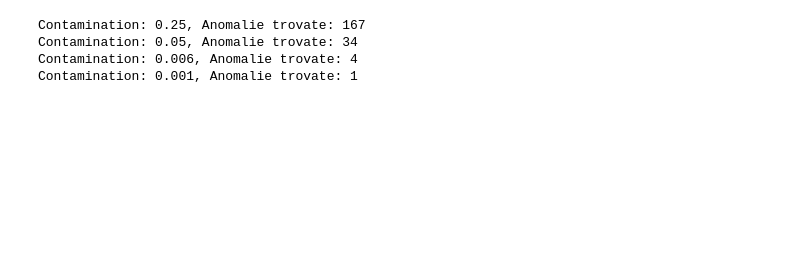
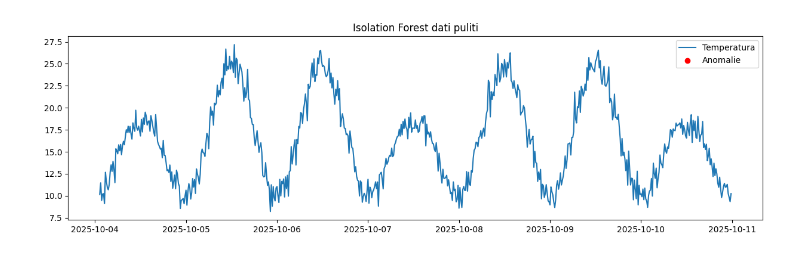
Before and after one commit to pixelpenguin26/anomaly_detection, a Jupyter notebook: isolationforest_model/univariata/isolation_forest_semisuper.ipynb, the cells around one changed output. Saved outputs shown, nothing was run; the diff lists cells and outputs as text; code cells hidden in the pictures; blank space fills up the shorter version.

```diff
--- a/isolationforest_model/univariata/isolation_forest_semisuper.ipynb
+++ b/isolationforest_model/univariata/isolation_forest_semisuper.ipynb
@@ -44,28 +85,41 @@ X_test = df[features]
 # %%
-#ALLENAMENTO
-succes=False
-for contamination in [0.25, 0.05, 0.006, 0.001]:
-    model = IsolationForest(contamination=contamination, random_state=42)
-    model.fit(X_train)
-    df['anomaly_score'] = model.predict(X_train)
-    df['anomaly'] = df['anomaly_score'].apply(lambda x: 1 if x == -1 else 0)
+    #ALLENAMENTO
+ #   succes=False
+#    for contamination in [1e-17]: #0.25,0.05, 0.006, 0.001, 0.0005]:
+#       model = IsolationForest(contamination=contamination, random_state=42)
+#        model.fit(X_train)
+#        df['anomaly_score'] = model.predict(X_train)
+#        df['anomaly'] = df['anomaly_score'].apply(lambda x: 1 if x == -1 else 0)
+#
+#        num_anomalies = df['anomaly'].sum()
+ #       print(f"Contamination: {contamination}, Anomalie trovate: {num_anomalies}")
+  #
+   #     if num_anomalies in [0]:
+    #        succes = True
+     #       break
 
-    num_anomalies = df['anomaly'].sum()
-    print(f"Contamination: {contamination}, Anomalie trovate: {num_anomalies}")
+        #if df[anomaly] ha 0 oppure 1 anomalia:
+            #succes=True
+            #break
 
-    if num_anomalies in [0, 1]:
-        succes = True
-        break
-
-    #if df[anomaly] ha 0 oppure 1 anomalia:
-        #succes=True
-        #break
-
-if not succes:
-        raise Exception ("Impossibile fittare il modello.")
+#    if not succes:
+ #           raise Exception ("Impossibile fittare il modello.")
-# %% [output]
-Contamination: 0.25, Anomalie trovate: 167
-Contamination: 0.05, Anomalie trovate: 34
-Contamination: 0.006, Anomalie trovate: 4
-Contamination: 0.001, Anomalie trovate: 1
+# %%
+#DATI "PULITI"
+final_model = IsolationForest(contamination=best_contamination, random_state=42)
+final_model.fit(X_train)
+df_train['anomaly_score'] = final_model.predict(X_train)
+df_train['anomaly'] = df['anomaly_score'].apply(lambda x: 1 if x == -1 else 0)
+# %%
+# Visualizzazione su serie temporale
+plt.figure(figsize=(15, 4))
+plt.plot(df_train.index, df_train['Temperatura (°C)'], label='Temperatura')
+plt.scatter(df_train[df_train['anomaly'] == 1].index,
+            df_train[df_train['anomaly'] == 1]['Temperatura (°C)'],
+            color='red', label='Anomalie')
+plt.legend()
+plt.title("Isolation Forest dati puliti")
+plt.show()
+# %% [output]
+[figure, added]
 # %%
```
Also changed, not shown: parts of 6 cells of this notebook.
